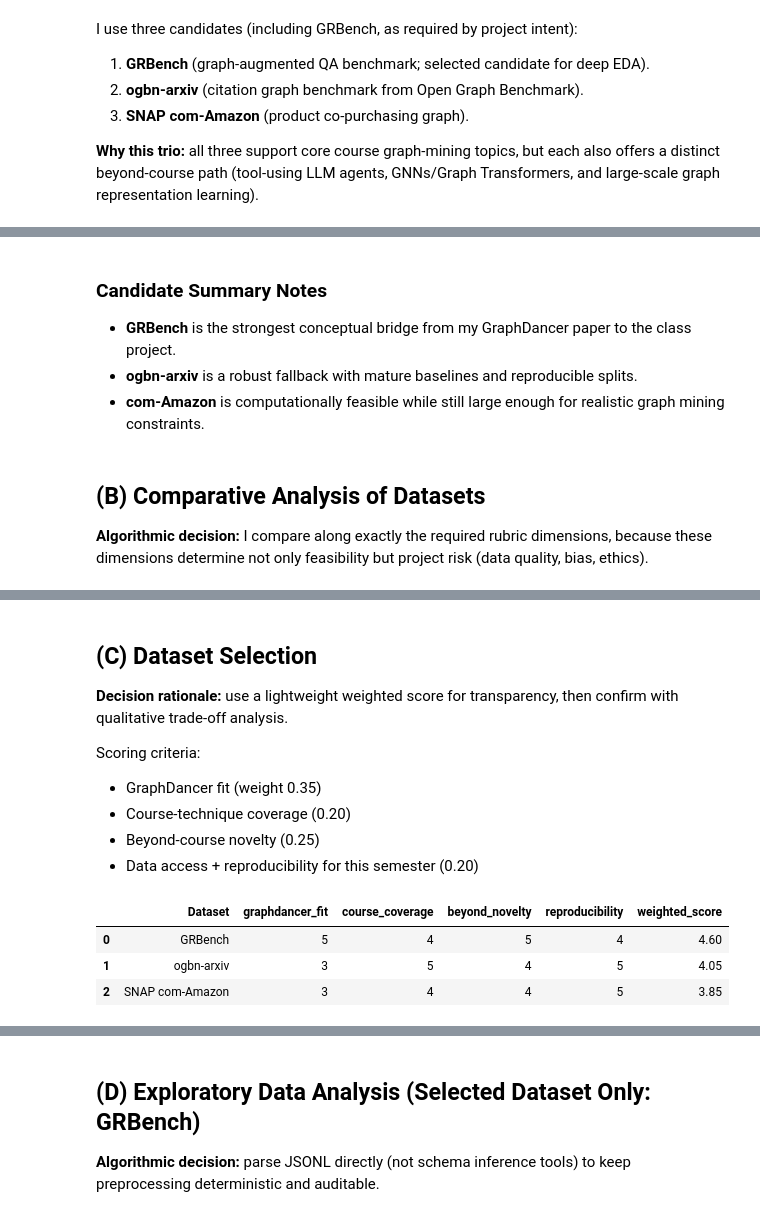
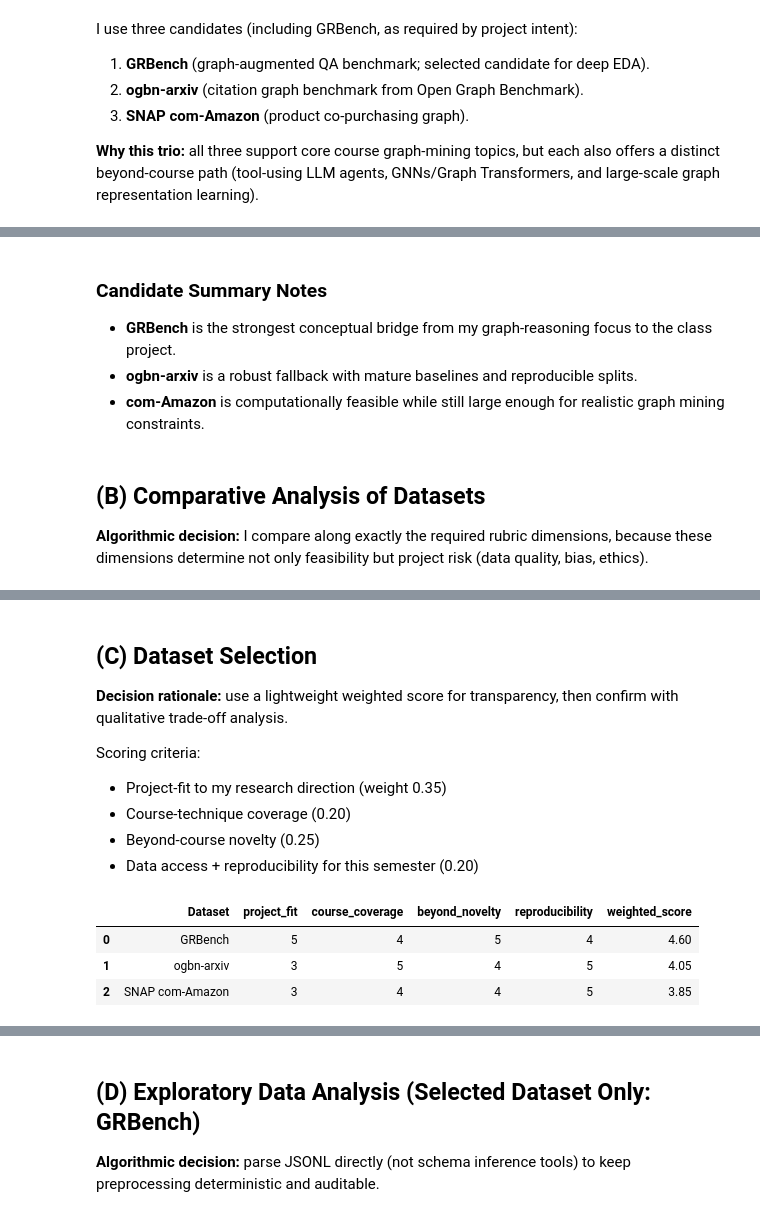
Before and after one commit to leopoldwhite/CSCE676-Project, a Jupyter notebook: notebooks/checkpoint1_dataset_selection.ipynb, the cells around one changed output, grey strips where cells are left out. Cells and saved outputs as stored; diff of their text form; code cells hidden in the pictures.

Commit message:
Remove GraphDancer naming from docs and notebook artifacts

```diff
--- a/notebooks/checkpoint1_graphdancer.ipynb
+++ b/notebooks/checkpoint1_dataset_selection.ipynb
@@ -102,7 +102,7 @@ candidate_df
 | 2 | SNAP com-Amazon | https://snap.stanford.edu/data/co... | Graph mining, community discovery... | Node2Vec/DeepWalk embeddings, sca... | 334,863 nodes, 925,872 undirected... | from-node ID, to-node ID (unattri... | ... |
 # %% [markdown]
 ### Candidate Summary Notes
-- **GRBench** is the strongest conceptual bridge from my GraphDancer paper to the class project.
+- **GRBench** is the strongest conceptual bridge from my graph-reasoning focus to the class project.
 - **ogbn-arxiv** is a robust fallback with mature baselines and reproducible splits.
 - **com-Amazon** is computationally feasible while still large enough for realistic graph mining constraints.
 # %% [markdown]
@@ -150,30 +150,30 @@ comparison_df
 **Decision rationale:** use a lightweight weighted score for transparency, then confirm with qualitative trade-off analysis.
 
 Scoring criteria:
-- GraphDancer fit (weight 0.35)
+- Project-fit to my research direction (weight 0.35)
 - Course-technique coverage (0.20)
 - Beyond-course novelty (0.25)
 - Data access + reproducibility for this semester (0.20)
 # %%
 weights = {
-    "graphdancer_fit": 0.35,
+    "project_fit": 0.35,
     "course_coverage": 0.20,
     "beyond_novelty": 0.25,
     "reproducibility": 0.20,
 }
 
 # Scores are 1-5 and intentionally conservative.
 score_rows = [
-    {"Dataset": "GRBench", "graphdancer_fit": 5, "course_coverage": 4, "beyond_novelty": 5, "reproducibility": 4},
-    {"Dataset": "ogbn-arxiv", "graphdancer_fit": 3, "course_coverage": 5, "beyond_novelty": 4, "reproducibility": 5},
-    {"Dataset": "SNAP com-Amazon", "graphdancer_fit": 3, "course_coverage": 4, "beyond_novelty": 4, "reproducibility": 5},
+    {"Dataset": "GRBench", "project_fit": 5, "course_coverage": 4, "beyond_novelty": 5, "reproducibility": 4},
+    {"Dataset": "ogbn-arxiv", "project_fit": 3, "course_coverage": 5, "beyond_novelty": 4, "reproducibility": 5},
+    {"Dataset": "SNAP com-Amazon", "project_fit": 3, "course_coverage": 4, "beyond_novelty": 4, "reproducibility": 5},
 ]
 score_df = pd.DataFrame(score_rows)
 score_df["weighted_score"] = sum(score_df[c] * w for c, w in weights.items())
 score_df = score_df.sort_values("weighted_score", ascending=False).reset_index(drop=True)
 score_df
 # %% [output]
-|  | Dataset | graphdancer_fit | course_coverage | beyond_novelty | reproducibility | weighted_score |
+|  | Dataset | project_fit | course_coverage | beyond_novelty | reproducibility | weighted_score |
 | 0 | GRBench | 5 | 4 | 5 | 4 | 4.60 |
 | 1 | ogbn-arxiv | 3 | 5 | 4 | 5 | 4.05 |
 | 2 | SNAP com-Amazon | 3 | 4 | 4 | 5 | 3.85 |
```
Also changed, not shown: parts of 4 cells of this notebook, 2 other files.
